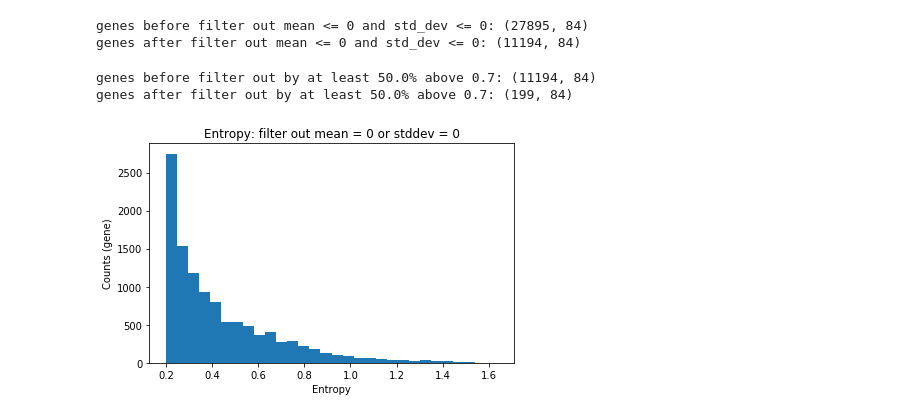
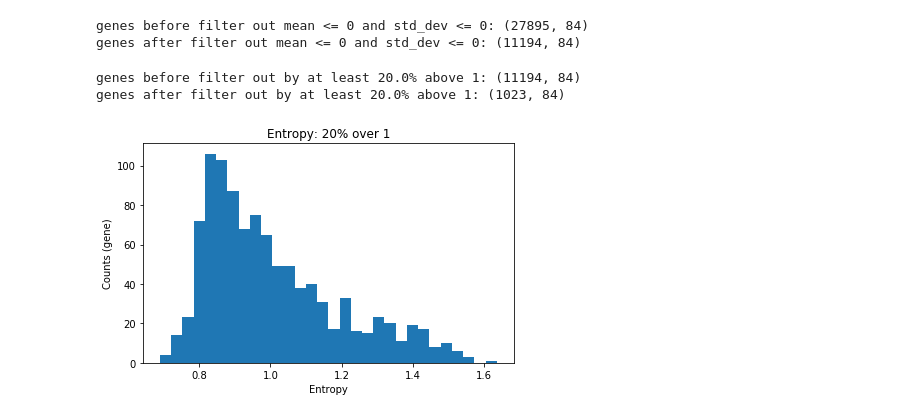
Before and after one commit to hypercubestart/CausalAssociation, a Jupyter notebook: QuantityControl.ipynb, the cells around one changed output. Cells and saved outputs as stored; diff of their text form; code cells hidden in the pictures.

```diff
--- a/QuantityControl.ipynb
+++ b/QuantityControl.ipynb
@@ -81,8 +81,8 @@ print('genes after filter out mean <= {} and std_dev <= {}: {}'.format(mean_thre
 genes before filter out mean <= 0 and std_dev <= 0: (27895, 84)
 genes after filter out mean <= 0 and std_dev <= 0: (11194, 84)
 # %%
-percentage_threshold = 0.5
-expression_threshold = 0.7
+percentage_threshold = 0.2
+expression_threshold = 1
 
 print('genes before filter out by at least {}% above {}: {}'.format(percentage_threshold * 100, expression_threshold, dfFiltered.shape))
 
@@ -98,8 +98,8 @@ dfFiltered = dfFiltered.loc[indices]
 
 print('genes after filter out by at least {}% above {}: {}'.format(percentage_threshold * 100, expression_threshold, dfFiltered.shape))
 # %% [output]
-genes before filter out by at least 50.0% above 0.7: (11194, 84)
-genes after filter out by at least 50.0% above 0.7: (199, 84)
+genes before filter out by at least 20.0% above 1: (11194, 84)
+genes after filter out by at least 20.0% above 1: (1023, 84)
 # %%
 def entropy(vector):
     data = np.array(vector)
@@ -167,23 +167,23 @@ heatmap.set_title('Top 50 genes expressed: 50% over 0.7')
 # %%
 minVal = min(dfFiltered.values.flatten())
 maxVal = max(dfFiltered.values.flatten())
 entropyVals = dfFiltered.apply(entropy, axis=1)
 
 # compiledFPKM = entropyVals.values.tolist()
 # tempList = []
 
 # for element in compiledFPKM:
 #     tempList.append(item)
 
 plt.hist(entropyVals, bins = 30)
-plt.title("Entropy: filter out mean = 0 or stddev = 0")
+plt.title("Entropy: 20% over 1")
 plt.ylabel("Counts (gene)")
 plt.xlabel("Entropy")
 plt.tight_layout()
 plt.savefig('./graphs/new_entropy05')
 # plt.ylim(0,1000)
 # %% [output]
-[figure, old version]
+[figure, new version]
 # %%
 entropyVals[entropyVals > 0.20]
 # %%
```
Also changed, not shown: 8 other files.
